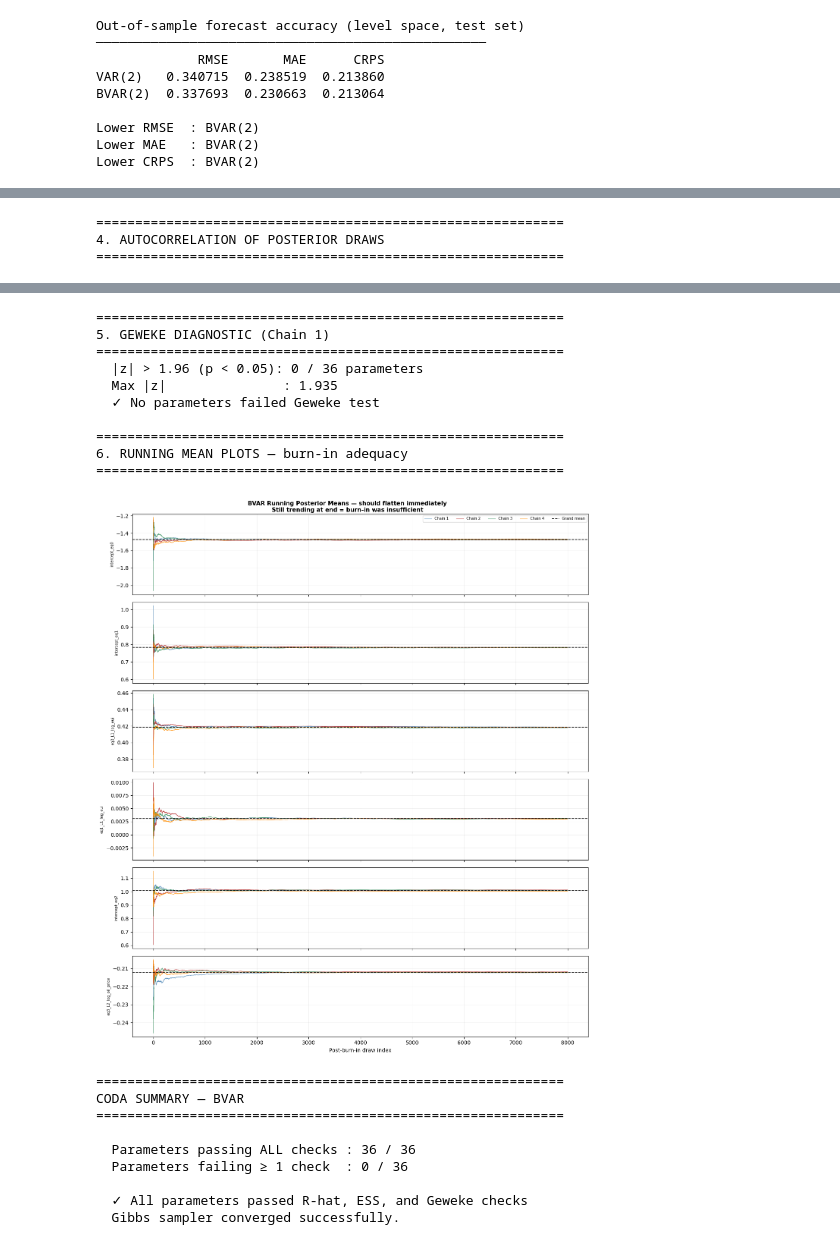
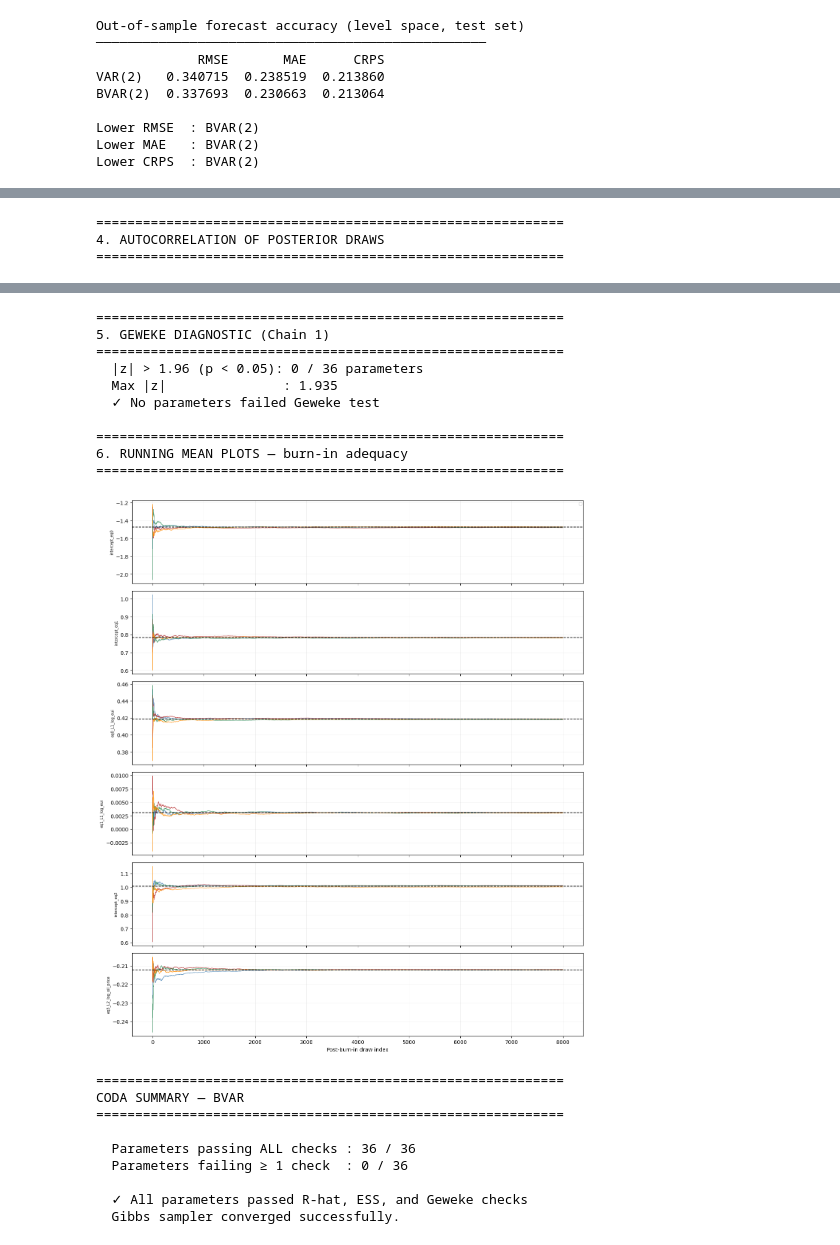
Before and after one commit to alessandro-macchi/bayesian_analysis, a Jupyter notebook: bayesian/var-bvar.ipynb, the cells around one changed output, grey strips where cells are left out. Cells and saved outputs as stored; diff of their text form; code cells hidden in the pictures.

```diff
--- a/bayesian/var-bvar.ipynb
+++ b/bayesian/var-bvar.ipynb
@@ -1044,20 +1040,15 @@ for ax, j, lbl in zip(axes, key_idx, key_lbl):
         draws = chain_betas[c_idx, :, j]
         running_mean = np.cumsum(draws) / np.arange(1, len(draws) + 1)
         ax.plot(running_mean, lw=0.8, alpha=0.8,
-                color=colors[c_idx], label=f"Chain {c_idx+1}")
+                color=colors[c_idx])
     ax.axhline(chain_betas[:, :, j].mean(), color="black",
-               lw=1.2, ls="--", label="Grand mean")
+               lw=1.2, ls="--")
     ax.set_ylabel(lbl, fontsize=7)
     ax.grid(True, alpha=0.25)
     if j == key_idx[0]:
         ax.legend(fontsize=7, ncol=5, loc="upper right")
 
 axes[-1].set_xlabel("Post-burn-in draw index")
-fig.suptitle(
-    "BVAR Running Posterior Means — should flatten immediately\n"
-    "Still trending at end = burn-in was insufficient",
-    fontsize=11, fontweight="bold"
-)
 plt.tight_layout()
 plt.show()
 
@@ -1094,34 +1085,34 @@ Running 4 independent chains for convergence diagnostics...
 
   Chain 1/4 complete (seed=42)
   Chain 2/4 complete (seed=7)
   Chain 3/4 complete (seed=13)
   Chain 4/4 complete (seed=99)
 
   Chains: 4  |  Post-burn draws: 8000  |  Parameters: 36
 
 ============================================================
 1. R-HAT (GELMAN-RUBIN)
 ... (13 lines left out)
 
 ============================================================
 3. TRACE PLOTS (6 key coefficients)
 ============================================================
 [figure]
 ============================================================
 4. AUTOCORRELATION OF POSTERIOR DRAWS
 ============================================================
 [figure]
 ============================================================
 5. GEWEKE DIAGNOSTIC (Chain 1)
 ============================================================
   |z| > 1.96 (p < 0.05): 0 / 36 parameters
   Max |z|               : 1.935
   ✓ No parameters failed Geweke test
 
 ============================================================
 6. RUNNING MEAN PLOTS — burn-in adequacy
 ============================================================
-[figure, old version]
+[figure, new version]
 ============================================================
 CODA SUMMARY — BVAR
 ============================================================
```
Also changed, not shown: parts of 2 cells of this notebook.
